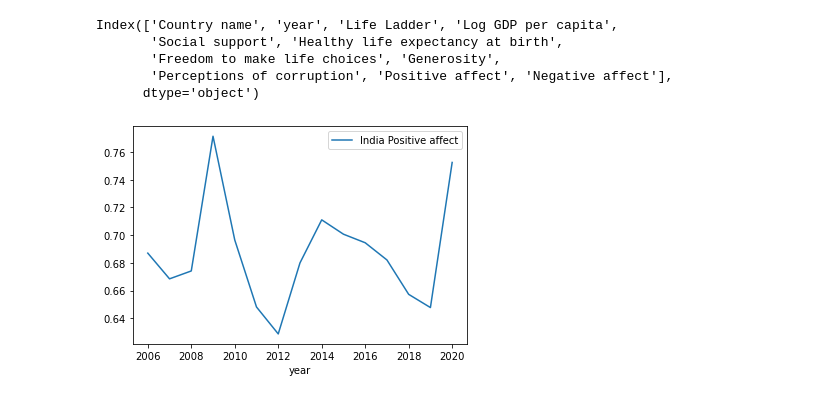
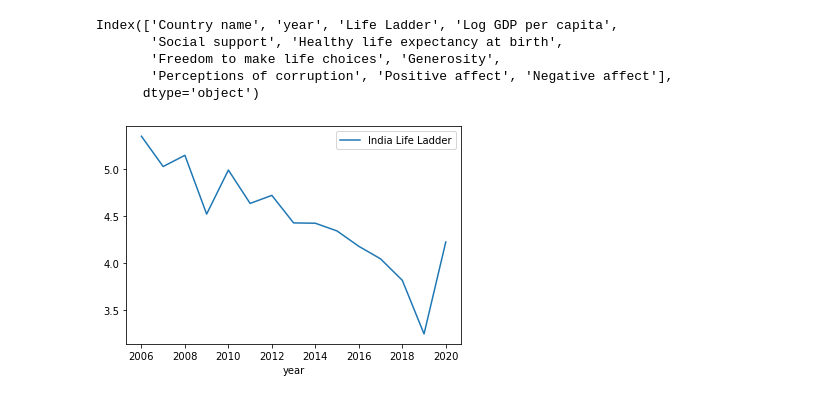
Before and after one commit to yashmathur0310/hackathon, a Jupyter notebook: plot.ipynb, the cells around one changed output. Drawn from its saved outputs; the diff is of its cells as text; code cells hidden in the pictures.

```diff
--- a/plot.ipynb
+++ b/plot.ipynb
@@ -46,6 +46,6 @@ columns=['Life Ladder', 'Log GDP per capita',
        'Freedom to make life choices', 'Generosity',
        'Perceptions of corruption', 'Positive affect', 'Negative affect']
 # %%
-get_plot('India',columns[-2])
+get_plot('India',columns[0])
 # %% [output]
-[figure, old version]
+[figure, new version]
```
Also changed, not shown: parts of 1 cell of this notebook.
